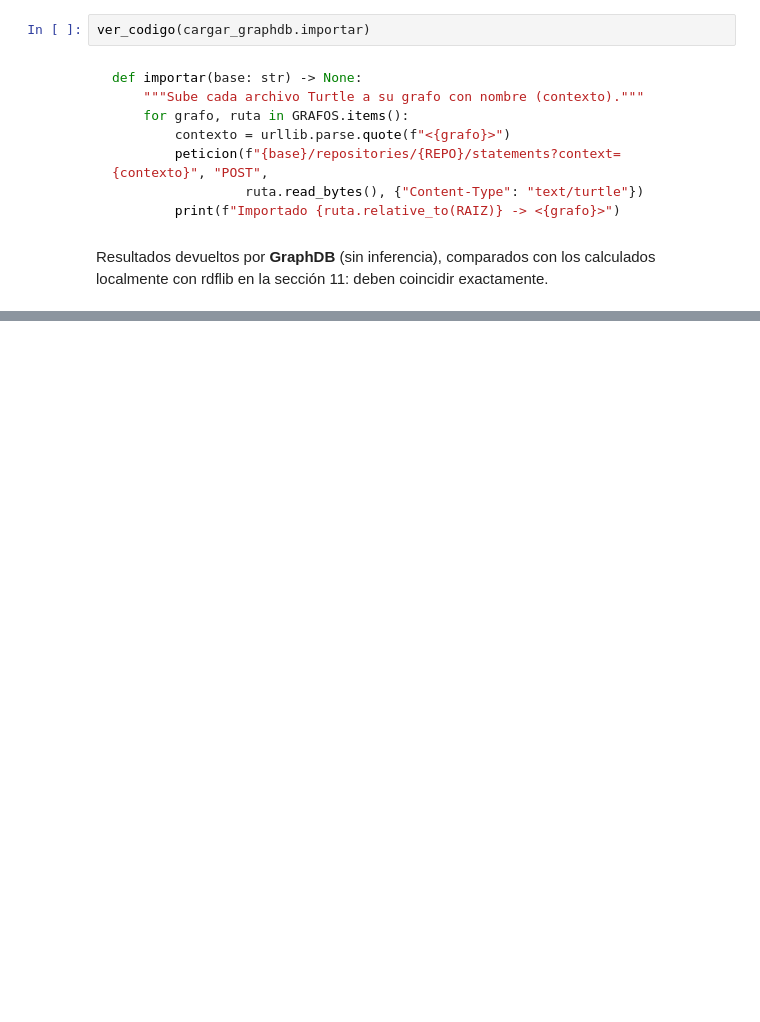
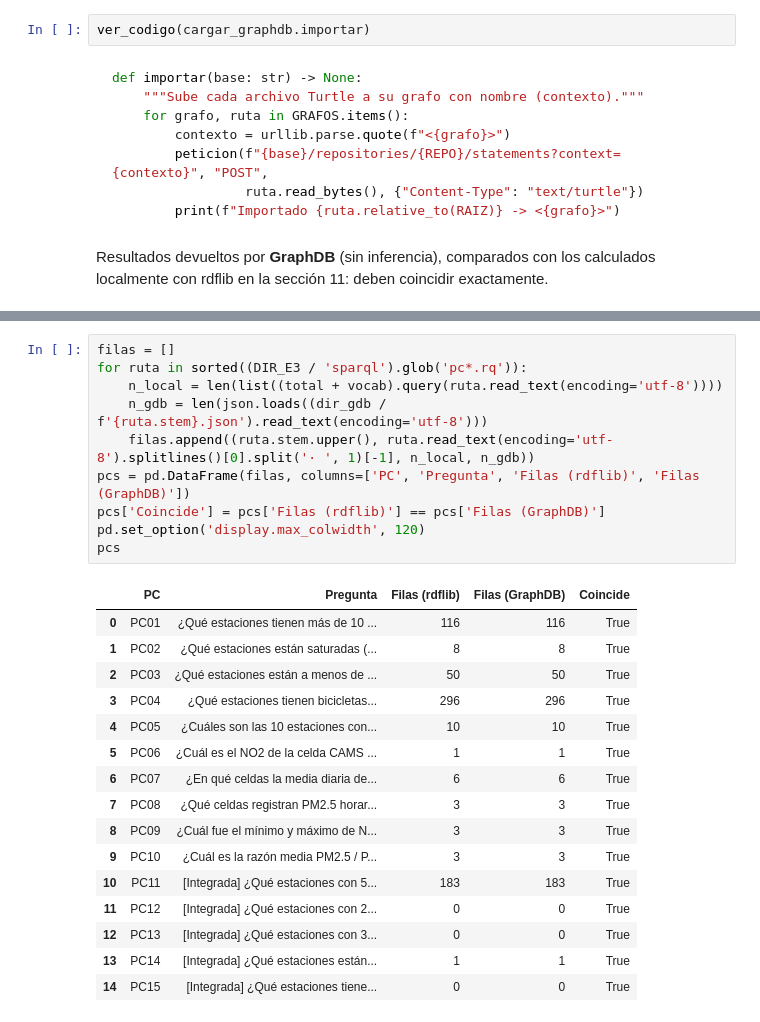
Before and after one commit to alexdgutierrezcordova-nila/smartcity-bcn-knowledge-graph, a Jupyter notebook: E3_rdf/notebooks/E3_generacion_rdf.ipynb, the cells around one changed output, grey strips where cells are left out. Cells and saved outputs as stored; diff of their text form; blank space fills up the shorter version.

```diff
--- a/E3_rdf/notebooks/E3_generacion_rdf.ipynb
+++ b/E3_rdf/notebooks/E3_generacion_rdf.ipynb
@@ -647,0 +655,27 @@ Tripletas explícitas en GraphDB: 14986 (datos + vocab.ttl)
+# %%
+filas = []
+for ruta in sorted((DIR_E3 / 'sparql').glob('pc*.rq')):
+    n_local = len(list((total + vocab).query(ruta.read_text(encoding='utf-8'))))
+    n_gdb = len(json.loads((dir_gdb / f'{ruta.stem}.json').read_text(encoding='utf-8')))
+    filas.append((ruta.stem.upper(), ruta.read_text(encoding='utf-8').splitlines()[0].split('· ', 1)[-1], n_local, n_gdb))
+pcs = pd.DataFrame(filas, columns=['PC', 'Pregunta', 'Filas (rdflib)', 'Filas (GraphDB)'])
+pcs['Coincide'] = pcs['Filas (rdflib)'] == pcs['Filas (GraphDB)']
+pd.set_option('display.max_colwidth', 120)
+pcs
+# %% [output]
+|  | PC | Pregunta | Filas (rdflib) | Filas (GraphDB) | Coincide |
+| 0 | PC01 | ¿Qué estaciones tienen más de 10 ... | 116 | 116 | True |
+| 1 | PC02 | ¿Qué estaciones están saturadas (... | 8 | 8 | True |
+| 2 | PC03 | ¿Qué estaciones están a menos de ... | 50 | 50 | True |
+| 3 | PC04 | ¿Qué estaciones tienen bicicletas... | 296 | 296 | True |
+| 4 | PC05 | ¿Cuáles son las 10 estaciones con... | 10 | 10 | True |
+| 5 | PC06 | ¿Cuál es el NO2 de la celda CAMS ... | 1 | 1 | True |
+| 6 | PC07 | ¿En qué celdas la media diaria de... | 6 | 6 | True |
+| 7 | PC08 | ¿Qué celdas registran PM2.5 horar... | 3 | 3 | True |
+| 8 | PC09 | ¿Cuál fue el mínimo y máximo de N... | 3 | 3 | True |
+| 9 | PC10 | ¿Cuál es la razón media PM2.5 / P... | 3 | 3 | True |
+| 10 | PC11 | [Integrada] ¿Qué estaciones con 5... | 183 | 183 | True |
+| 11 | PC12 | [Integrada] ¿Qué estaciones con 2... | 0 | 0 | True |
+| 12 | PC13 | [Integrada] ¿Qué estaciones con 3... | 0 | 0 | True |
+| 13 | PC14 | [Integrada] ¿Qué estaciones están... | 1 | 1 | True |
+| 14 | PC15 | [Integrada] ¿Qué estaciones tiene... | 0 | 0 | True |
```
Also changed, not shown: parts of 21 cells of this notebook, 15 other files.
